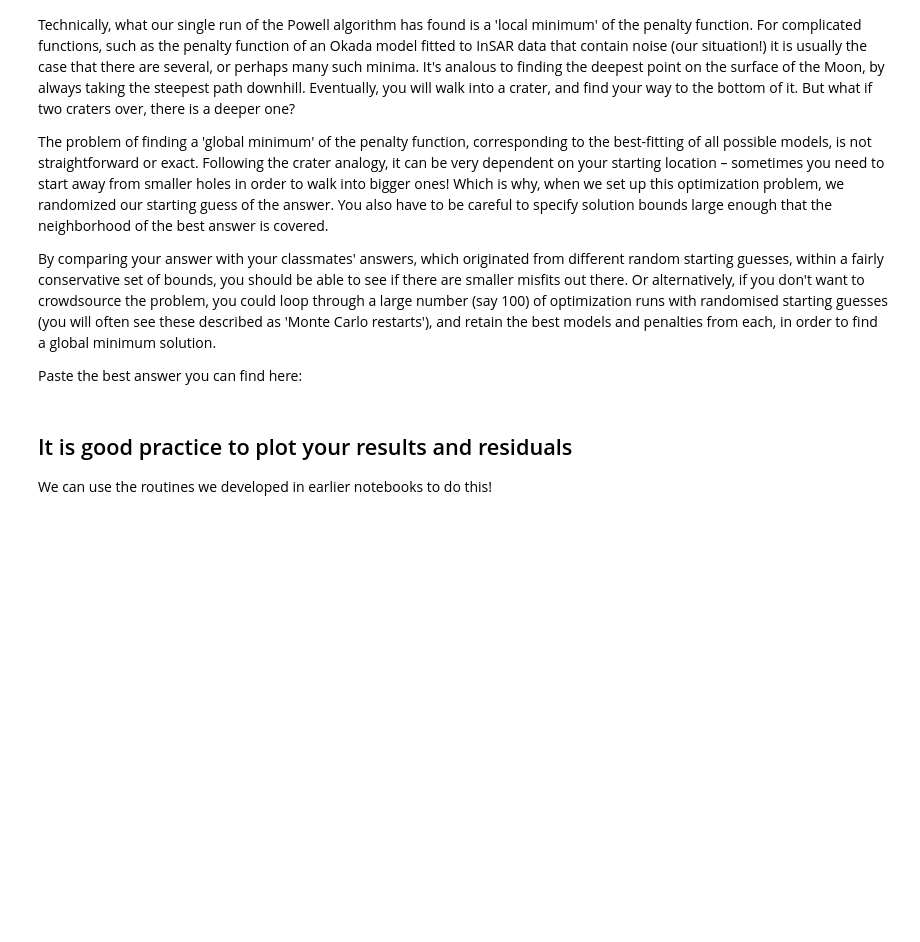
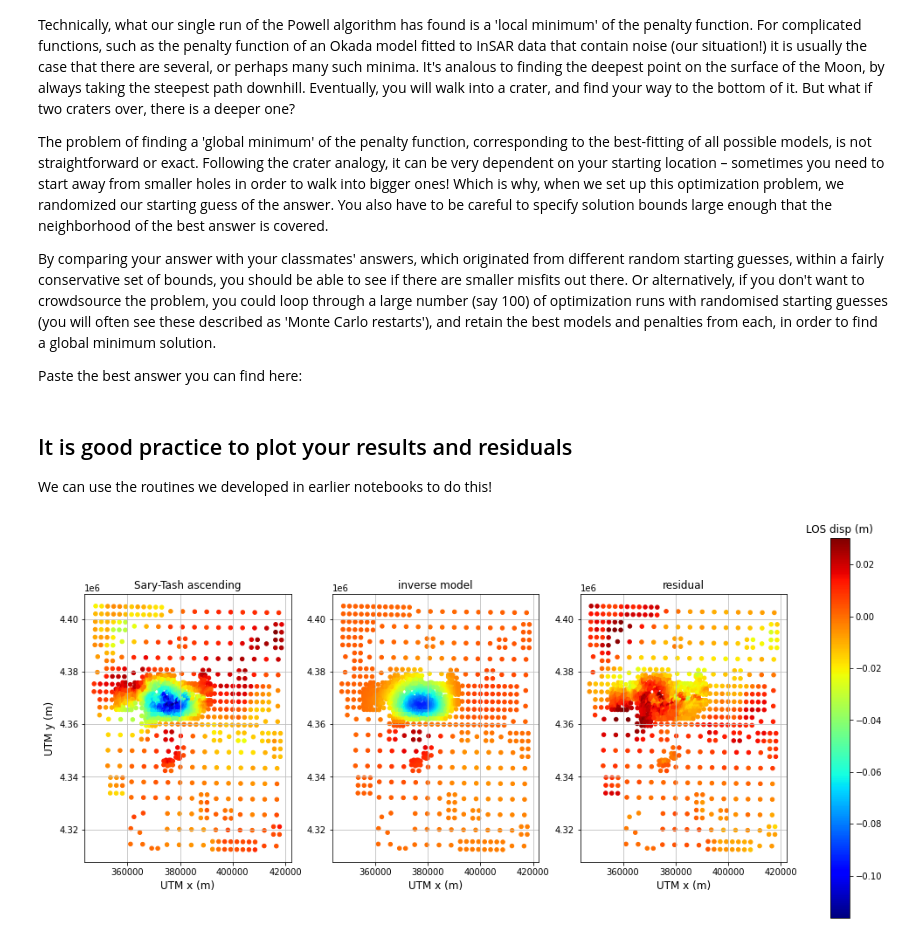
Before and after one commit to geniusinaction/okapy, a Jupyter notebook: okapy_optimization_sandbox.ipynb, the cells around one changed output. Drawn from its saved outputs; the diff is of its cells as text; code cells hidden in the pictures; blank space fills up the shorter version.

Commit message:
functioning multiple dataset inversion

```diff
--- a/okapy_optimization_sandbox.ipynb
+++ b/okapy_optimization_sandbox.ipynb
@@ -24,19 +24,23 @@ datanames = list()
 
 # load in a data file (need to copy this block for each data file)
 # add the full path to the data file here:
-indata = np.loadtxt('/home/gareth/Dropbox/quakes/bodrum_turkey_2017/okinv_gpsx10/bdrm_2017_s1_asc.okinv',
+indata = np.loadtxt('./test_data/sary-tash_asc.okinv',
                     usecols=(0,1,2,3,4,5))
 indata[:,0]*=1000  # convert x coord from km to m
 indata[:,1]*=1000  # convert y coord from km to m
 data.append(indata)
+dataname = 'Sary-Tash ascending'
+datanames.append(dataname)
 
 # load in a data file (need to copy this block for each data file)
 # add the full path to the data file here:
-indata = np.loadtxt('/home/gareth/Dropbox/quakes/bodrum_turkey_2017/quadtree_dsc/bdrm_2017_s1_t036_dsc.okinv',
+indata = np.loadtxt('./test_data/sary-tash_dsc.okinv',
                     usecols=(0,1,2,3,4,5))
 indata[:,0]*=1000  # convert x coord from km to m
 indata[:,1]*=1000  # convert y coord from km to m
 data.append(indata)
+dataname = 'Sary-Tash descending'
+datanames.append(dataname)
 # %% [markdown]
 Let's specify some parameters for our models: starting guesses and uncertainties
 # %%
@@ -169,10 +170,10 @@ By comparing your answer with your classmates' answers, which originated from di
 
 Paste the best answer you can find here:
 # %%
-best_fparams=[6.06231351e+01, 1.04999984e+02, 2.59162348e+00, 1.00018395e+00,
-       4.99746476e+05, 4.24024712e+06, 2.89999974e+04, 2.11015719e+03,
-       1.14709218e+04]
-best_penalty=0.11499180622286244
+best_fparams=[2.71901661e+02, 7.02413564e+01, 1.17857677e+02, 1.05443261e+00,
+       3.78856022e+05, 4.36038467e+06, 1.54925806e+04, 7.99999934e+03,
+       1.51691281e+04]
+best_penalty=0.33233488609765705
 # %% [markdown]
 ## It is good practice to plot your results and residuals
 
@@ -180,43 +181,56 @@ We can use the routines we developed in earlier notebooks to do this!
 # %%
 # calculate the displacements
 model_los_disps = rect_shear_fault(best_fparams, eparams, data)
 
-# calculate the mean residual
-zero_shift = np.mean(data[:,2]-model_los_disps)
+# parse the input data
+ndset = len(data)
 
-# calculate the residual without nuisances...
-shifted_data = data[:,2]-zero_shift
-residual_los_disps = model_los_disps-shifted_data
+# loop through your datasets
+for i in range(ndset):
 
-# color limits based on the shifted data
-cmin, cmax = shifted_data.min(), shifted_data.max()
+    # grab yer data
+    dataset=data[i]
 
-fig, (ax1,ax2,ax3) = plt.subplots(ncols=3,figsize=(18,8))
-axlist = [ax1,ax2,ax3]   # handles for your subplots
+    # calculate the mean residual
+    zero_shift = np.mean(dataset[:,2]-model_los_disps[i])
 
-# scatter with colormap mapping to z value
-scat=ax1.scatter(data[:,0],data[:,1],s=20,c=shifted_data, marker = 'o', cmap = cm.jet, vmin = cmin, vmax = cmax);
-ax1.set_xlabel("UTM x (m)",fontsize=12)
-ax1.set_ylabel("UTM y (m)",fontsize=12)
-ax1.title.set_text('data')
-ax1.grid(True,linestyle='-',color='0.75')
-ax1.set_aspect('equal')
+    # calculate the residual without nuisances...
+    shifted_data = dataset[:,2]-zero_shift
+    residual_los_disps = model_los_disps[i]-shifted_data
 
-# scatter with colormap mapping to z value
-scat=ax2.scatter(data[:,0],data[:,1],s=20,c=model_los_disps, marker = 'o', cmap = cm.jet, vmin = cmin, vmax = cmax);
-ax2.set_xlabel("UTM x (m)",fontsize=12)
-ax2.title.set_text('inverse model')
-ax2.grid(True,linestyle='-',color='0.75')
-ax2.set_aspect('equal')
+    # color limits based on the shifted data
+    cmin, cmax = shifted_data.min(), shifted_data.max()
 
-# scatter with colormap mapping to z value
-scat=ax3.scatter(data[:,0],data[:,1],s=20,c=residual_los_disps, marker = 'o', cmap = cm.jet, vmin = cmin, vmax = cmax);
-ax3.set_xlabel("UTM x (m)",fontsize=12)
-ax3.title.set_text('residual')
-ax3.grid(True,linestyle='-',color='0.75')
-ax3.set_aspect('equal')
+    fig, (ax1,ax2,ax3) = plt.subplots(ncols=3,figsize=(18,8))
+    axlist = [ax1,ax2,ax3]   # handles for your subplots
 
-clb=fig.colorbar(scat,ax=axlist)
-clb.ax.set_title('LOS disp (m)')
+    # scatter with colormap mapping to z value
+    scat=ax1.scatter(dataset[:,0],dataset[:,1],s=20,c=shifted_data,
+                     marker = 'o', cmap = cm.jet, vmin = cmin, vmax = cmax);
+    ax1.set_xlabel("UTM x (m)",fontsize=12)
+    ax1.set_ylabel("UTM y (m)",fontsize=12)
+    ax1.title.set_text(datanames[i])
+    ax1.grid(True,linestyle='-',color='0.75')
+    ax1.set_aspect('equal')
 
-plt.show();
+    # scatter with colormap mapping to z value
+    scat=ax2.scatter(dataset[:,0],dataset[:,1],s=20,c=model_los_disps[i],
+                     marker = 'o', cmap = cm.jet, vmin = cmin, vmax = cmax);
+    ax2.set_xlabel("UTM x (m)",fontsize=12)
+    ax2.title.set_text('inverse model')
+    ax2.grid(True,linestyle='-',color='0.75')
+    ax2.set_aspect('equal')
+
+    # scatter with colormap mapping to z value
+    scat=ax3.scatter(dataset[:,0],dataset[:,1],s=20,c=residual_los_disps,
+                     marker = 'o', cmap = cm.jet, vmin = cmin, vmax = cmax);
+    ax3.set_xlabel("UTM x (m)",fontsize=12)
+    ax3.title.set_text('residual')
+    ax3.grid(True,linestyle='-',color='0.75')
+    ax3.set_aspect('equal')
+
+    clb=fig.colorbar(scat,ax=axlist)
+    clb.ax.set_title('LOS disp (m)')
+    plt.show();
+# %% [output]
+[figure, added]
```
Also changed, not shown: parts of 8 cells of this notebook, 1 other file.
